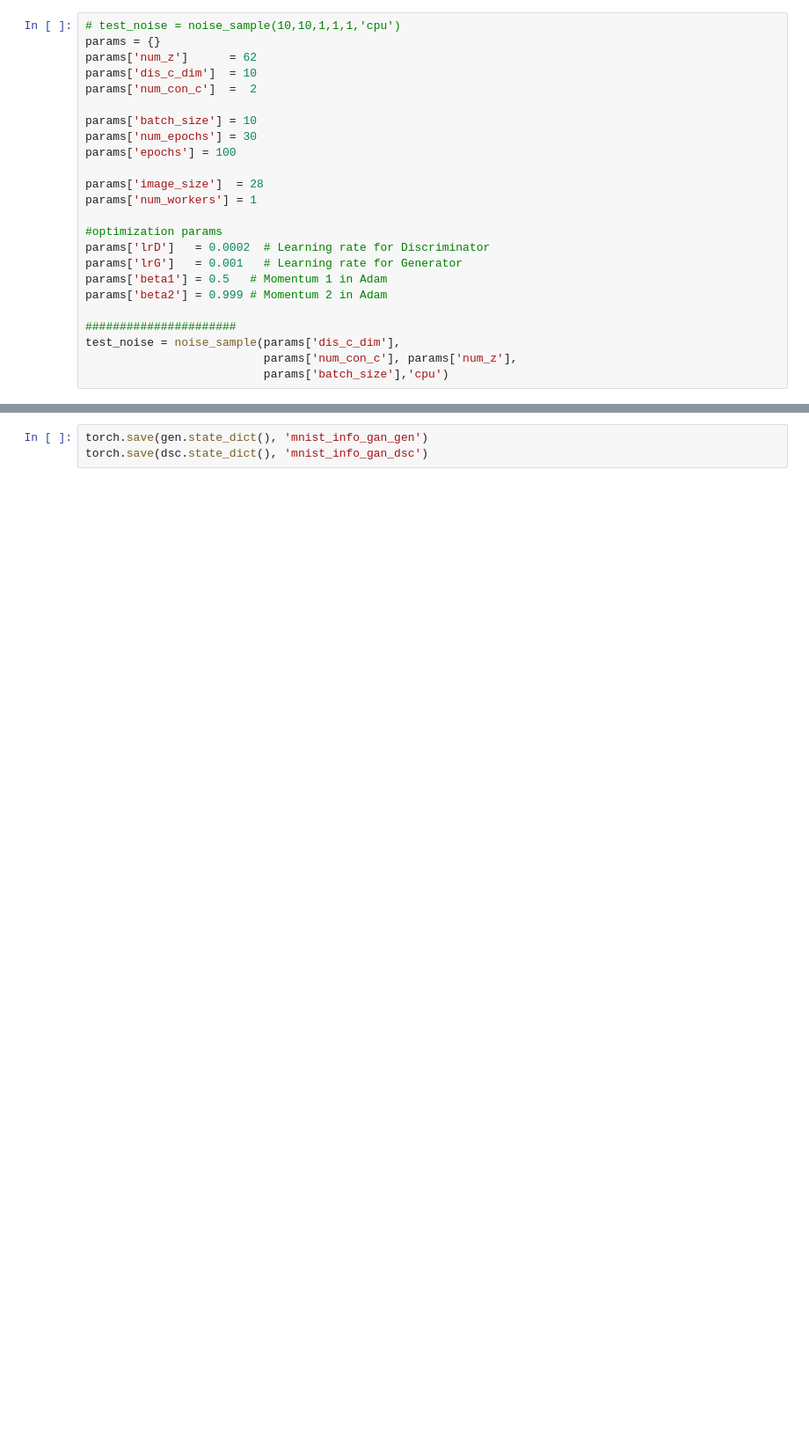
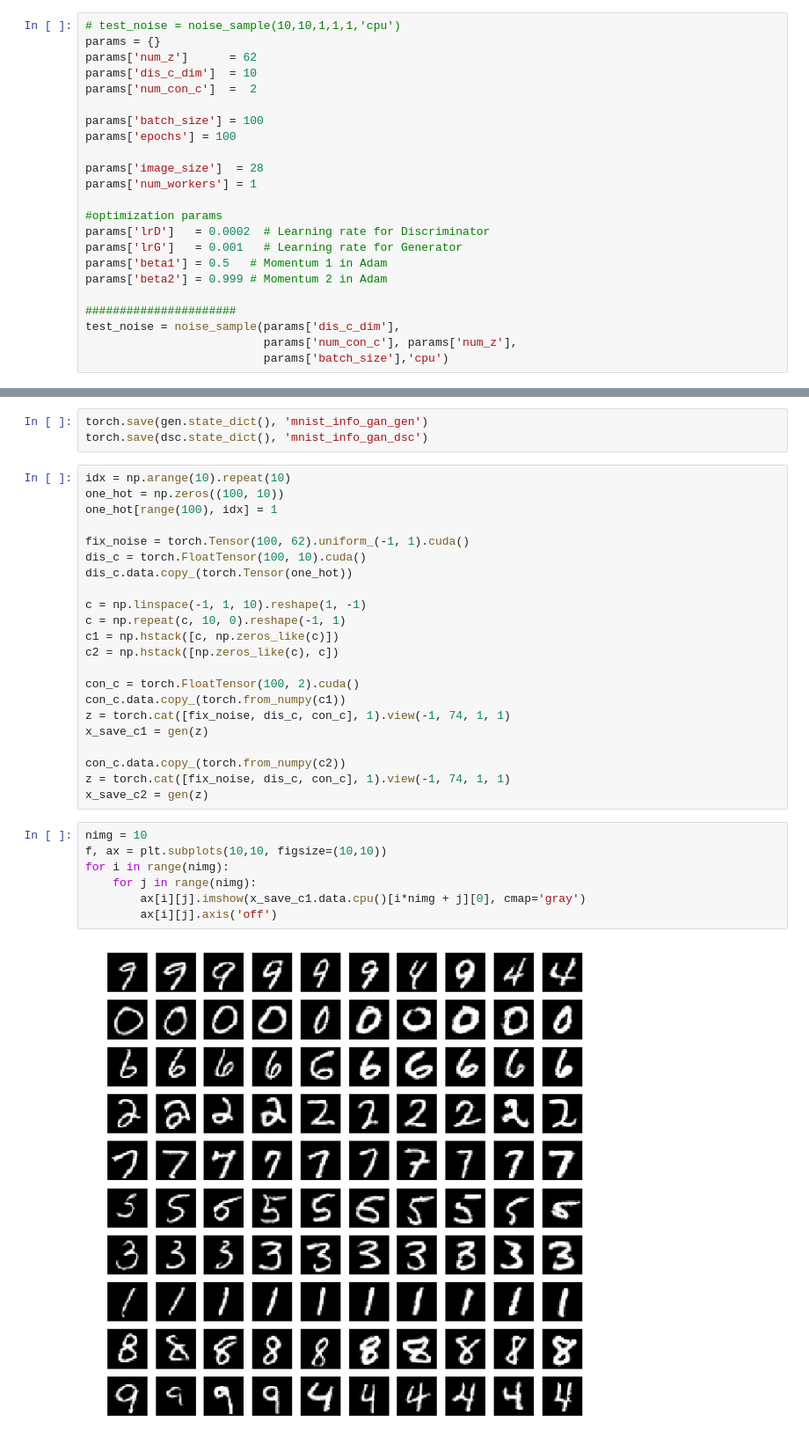
Before and after one commit to AMRakibulHasan/InfoGan-11, a Jupyter notebook: infogan2_test.ipynb, the cells around one changed output, grey strips where cells are left out. Shown at 88% size. Saved outputs shown, nothing was run; the diff lists cells and outputs as text; blank space fills up the shorter version.

```diff
--- a/infogan2_test.ipynb
+++ b/infogan2_test.ipynb
@@ -31,8 +29,7 @@ params['num_z']      = 62
 params['dis_c_dim']  = 10
 params['num_con_c']  =  2
 
-params['batch_size'] = 10
-params['num_epochs'] = 30
+params['batch_size'] = 100
 params['epochs'] = 100
 
 params['image_size']  = 28
@@ -246,3 +267,34 @@ plt.show()
 # %%
 torch.save(gen.state_dict(), 'mnist_info_gan_gen')
 torch.save(dsc.state_dict(), 'mnist_info_gan_dsc')
+# %%
+idx = np.arange(10).repeat(10)
+one_hot = np.zeros((100, 10))
+one_hot[range(100), idx] = 1
+
+fix_noise = torch.Tensor(100, 62).uniform_(-1, 1).cuda()
+dis_c = torch.FloatTensor(100, 10).cuda()
+dis_c.data.copy_(torch.Tensor(one_hot))
+
+c = np.linspace(-1, 1, 10).reshape(1, -1)
+c = np.repeat(c, 10, 0).reshape(-1, 1)
+c1 = np.hstack([c, np.zeros_like(c)])
+c2 = np.hstack([np.zeros_like(c), c])
+
+con_c = torch.FloatTensor(100, 2).cuda()
+con_c.data.copy_(torch.from_numpy(c1))
+z = torch.cat([fix_noise, dis_c, con_c], 1).view(-1, 74, 1, 1)
+x_save_c1 = gen(z)
+
+con_c.data.copy_(torch.from_numpy(c2))
+z = torch.cat([fix_noise, dis_c, con_c], 1).view(-1, 74, 1, 1)
+x_save_c2 = gen(z)
+# %%
+nimg = 10
+f, ax = plt.subplots(10,10, figsize=(10,10))
+for i in range(nimg):
+    for j in range(nimg):
+        ax[i][j].imshow(x_save_c1.data.cpu()[i*nimg + j][0], cmap='gray')
+        ax[i][j].axis('off')
+# %% [output]
+[figure, added]
```
Also changed, not shown: parts of 12 cells of this notebook, 2 other files.
